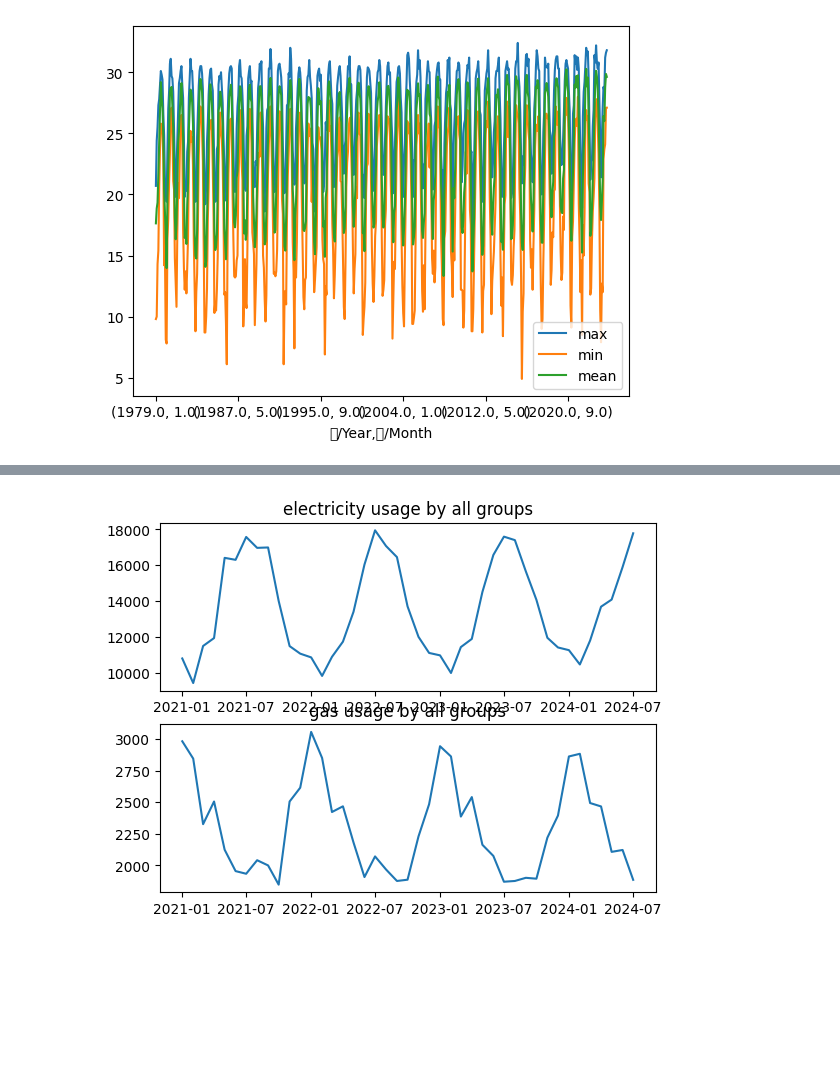
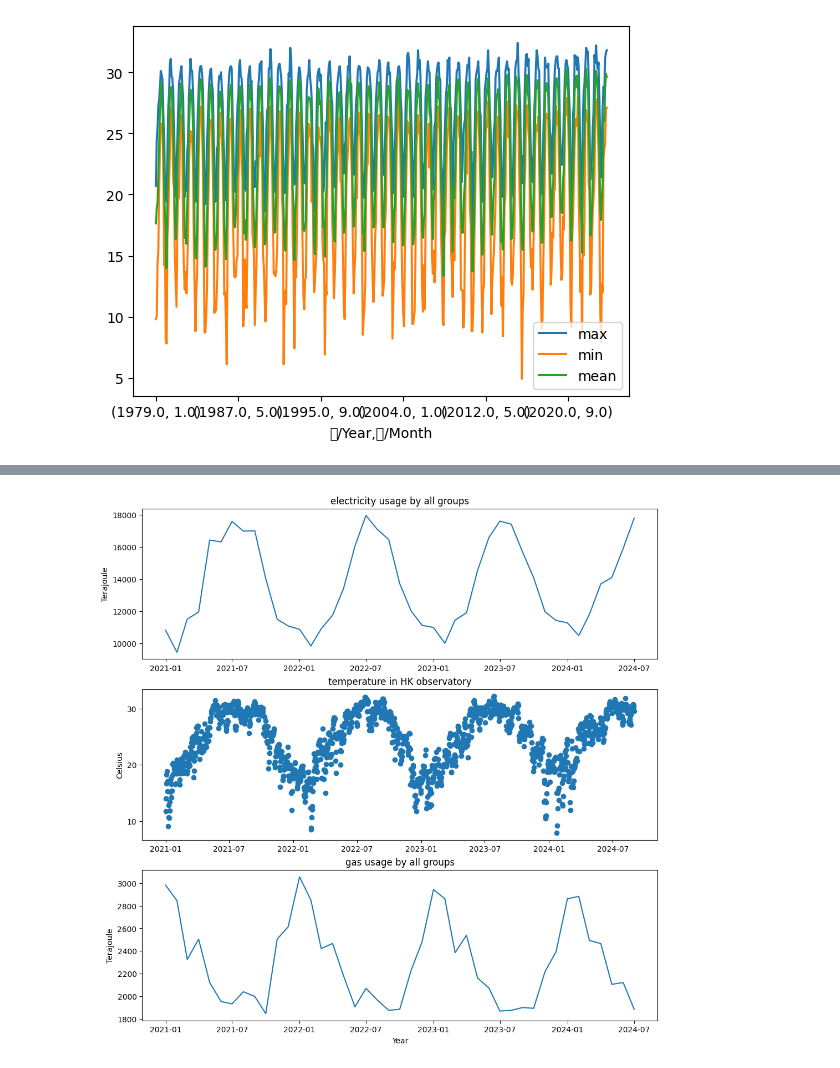
Before and after one commit to lilyleungch/erbscope99, a Jupyter notebook: data_cleansing/data_cleansing.ipynb, the cells around one changed output, grey strips where cells are left out. Drawn from its saved outputs; the diff is of its cells as text; code cells hidden in the pictures; blank space fills up the shorter version.

Commit message:
plot using to datetime

```diff
--- a/data_cleansing/data_cleansing.ipynb
+++ b/data_cleansing/data_cleansing.ipynb
@@ -61,10 +61,9 @@ Glyph 26376 (\N{CJK UNIFIED IDEOGRAPH-6708}) missing from font(s) DejaVu Sans.
 # %%
 # change the index into datetime
 weather.head(3)
-weather['Combined'] = weather['年/Year'].astype(str) +'-' + weather['月/Month'].astype(str)
-pd.to_datetime(weather['Combined'], format = '%Y-%m')
+weather['Combined'] = (weather['日/Day'].astype(str)) + '-'+ (weather['月/Month'].astype(str)) + '-' +(weather['年/Year'].astype(str))
 weather.set_index(weather['Combined'])
-weather.index = pd.to_datetime(weather['Combined'], format = '%Y-%m')
+weather.index = pd.to_datetime(weather['Combined'], format = '%d-%m-%Y')
 weather
 # %% [output]
 |  | 年/Year | 月/Month | 日/Day | 數值/Value | 數據完整性/data Completeness | Combined |
@@ -95,16 +83,23 @@ plt.show()
 # %%
 #plot starting from 2020 to now
 
 electric3=electric[electric.index.year>2020]
 weather4 = weather[weather.index.year>2020]
-fig, ax_list = plt.subplots(2,1)
+fig, ax_list = plt.subplots(3,1,figsize=(12, 12))
 ax_up = ax_list[0]
-ax_down = ax_list[1]
-
+ax_down = ax_list[2]
+ax_middle = ax_list[1]
 ax_up.set_title('electricity usage by all groups')
 ax_up.plot(electric3.index, electric3['All groups'])
+ax_up.set_ylabel('Terajoule')
+ax_middle.set_title('temperature in HK observatory')
+ax_middle.scatter(weather4.index, weather4['數值/Value'].astype(np.float32))
+ax_middle.set_ylabel('Celsius')
+ax_middle.set_yticks([10,20,30])
 ax_down.plot(electric3.index, electric3['All groups.1'])
 ax_down.set_title('gas usage by all groups')
+ax_down.set_xlabel('Year')
+ax_down.set_ylabel('Terajoule')
 plt.show()
 # %% [output]
-[figure, old version]
+[figure, new version]
```
Also changed, not shown: parts of 2 cells of this notebook.
